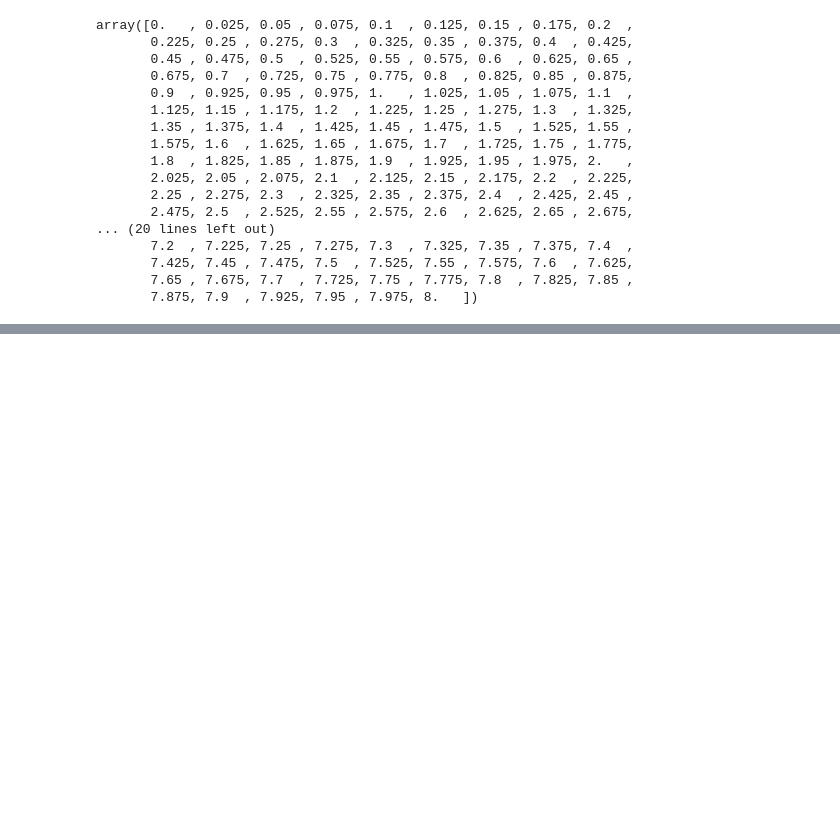
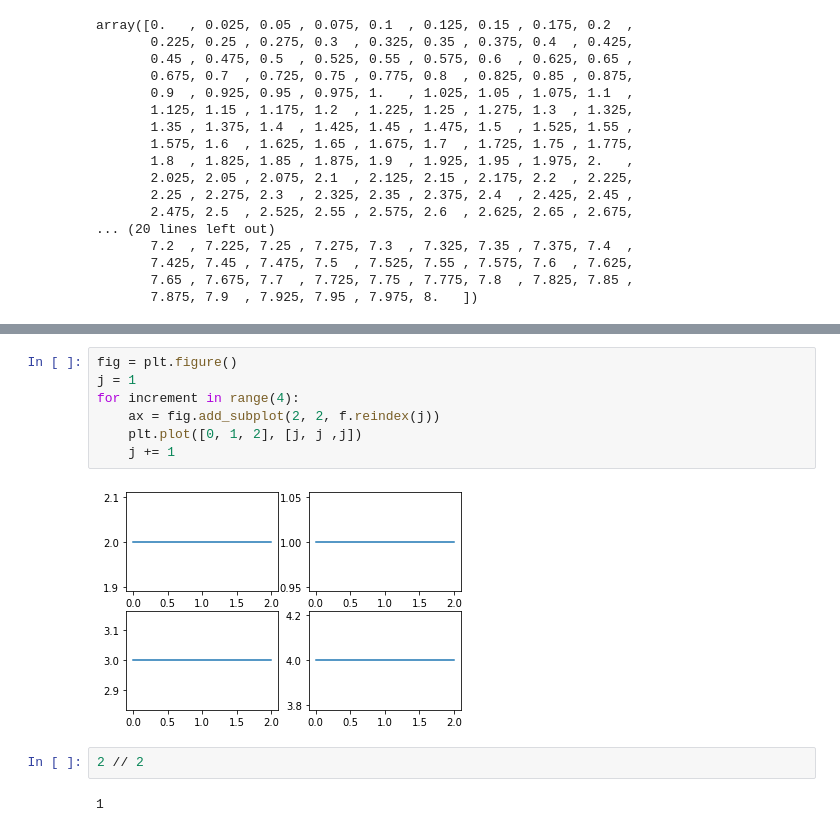
Before and after one commit to Arthur117/wind_profiles, a Jupyter notebook: all_profiles_by_quadrant.ipynb, the cells around one changed output, grey strips where cells are left out. Drawn from its saved outputs; the diff is of its cells as text; blank space fills up the shorter version.

```diff
--- a/all_profiles_by_quadrant.ipynb
+++ b/all_profiles_by_quadrant.ipynb
@@ -291,0 +307,13 @@ array([0.   , 0.025, 0.05 , 0.075, 0.1  , 0.125, 0.15 , 0.175, 0.2  ,
+# %%
+fig = plt.figure()
+j = 1
+for increment in range(4):
+    ax = fig.add_subplot(2, 2, f.reindex(j))
+    plt.plot([0, 1, 2], [j, j ,j])
+    j += 1
+# %% [output]
+[figure, added]
+# %%
+2 // 2
+# %% [output]
+1
```
Also changed, not shown: parts of 5 cells of this notebook, 2 other files.
